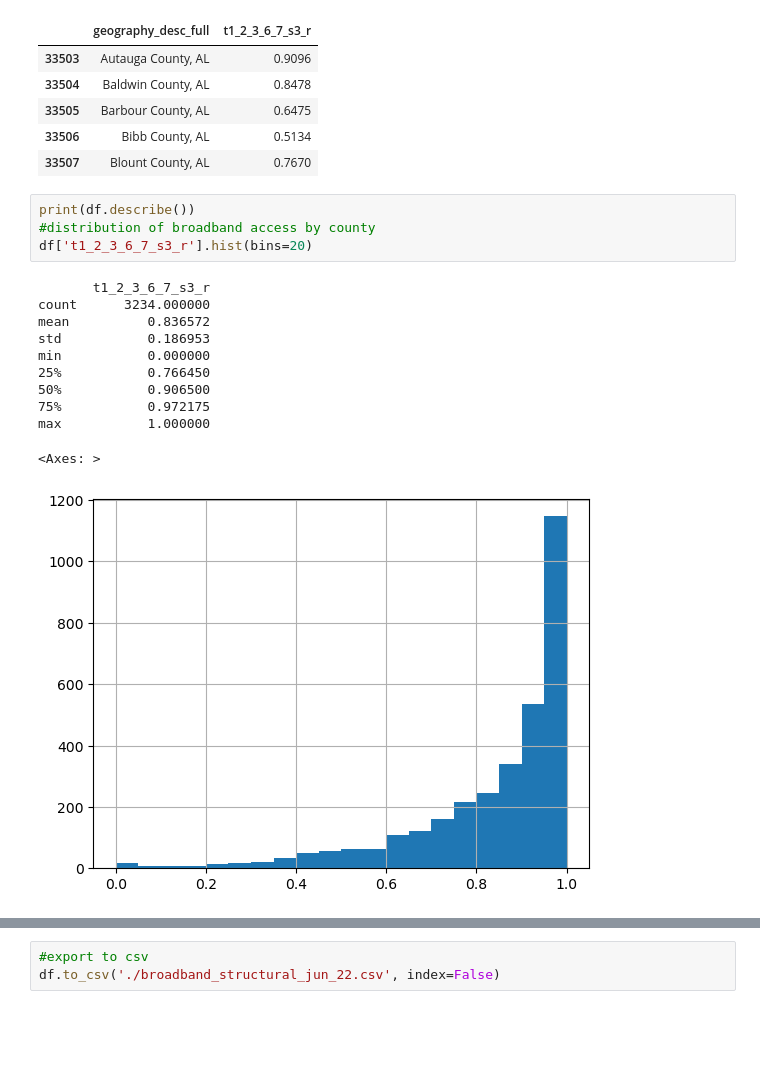
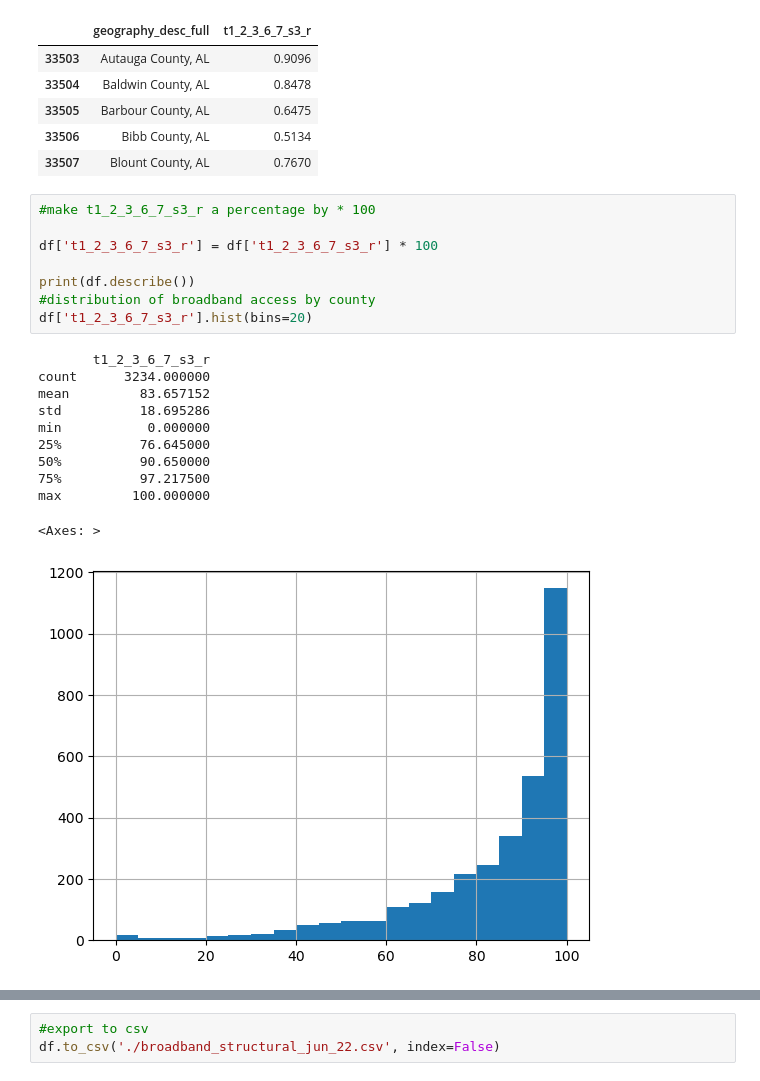
Before and after one commit to mfarme/eHealthEquity, a Jupyter notebook: Research/Data Source/FCC_Broadband.ipynb, the cells around one changed output, grey strips where cells are left out. Cells and saved outputs as stored; diff of their text form; blank space fills up the shorter version.

```diff
--- a/Research/Data Source/FCC_Broadband.ipynb
+++ b/Research/Data Source/FCC_Broadband.ipynb
@@ -55,21 +55,25 @@ df.head()
 | 33506 | Bibb County, AL | 0.5134 |
 | 33507 | Blount County, AL | 0.7670 |
 # %%
+#make t1_2_3_6_7_s3_r a percentage by * 100
+
+df['t1_2_3_6_7_s3_r'] = df['t1_2_3_6_7_s3_r'] * 100
+
 print(df.describe())
 #distribution of broadband access by county
 df['t1_2_3_6_7_s3_r'].hist(bins=20)
 # %% [output]
        t1_2_3_6_7_s3_r
 count      3234.000000
-mean          0.836572
-std           0.186953
+mean         83.657152
+std          18.695286
 min           0.000000
-25%           0.766450
-50%           0.906500
-75%           0.972175
-max           1.000000
+25%          76.645000
+50%          90.650000
+75%          97.217500
+max         100.000000
 <Axes: >
-[figure, old version]
+[figure, new version]
 # %%
 #seperate out the state and county
 df['state'] = df['geography_desc_full'].str.split(',').str[1].str.strip()
```
Also changed, not shown: parts of 1 cell of this notebook, 6 other files.
